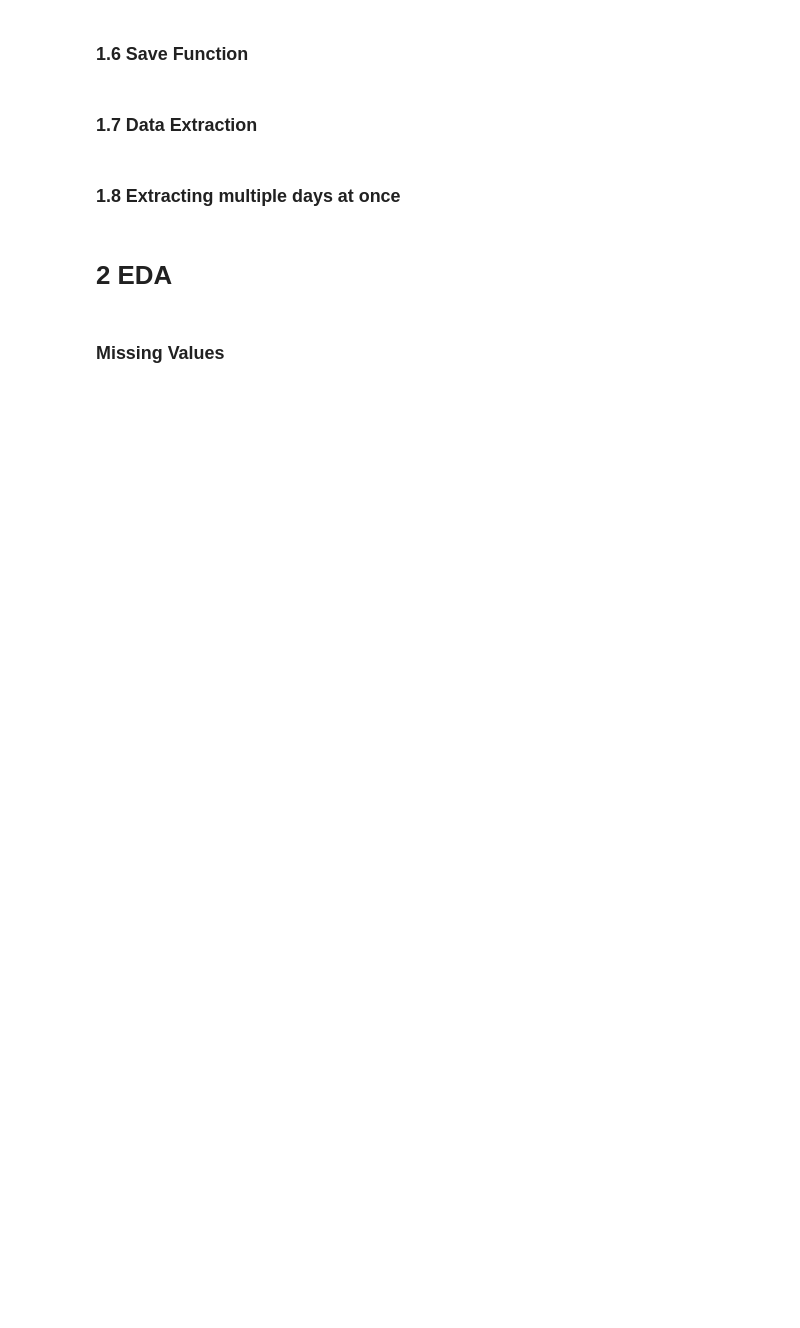
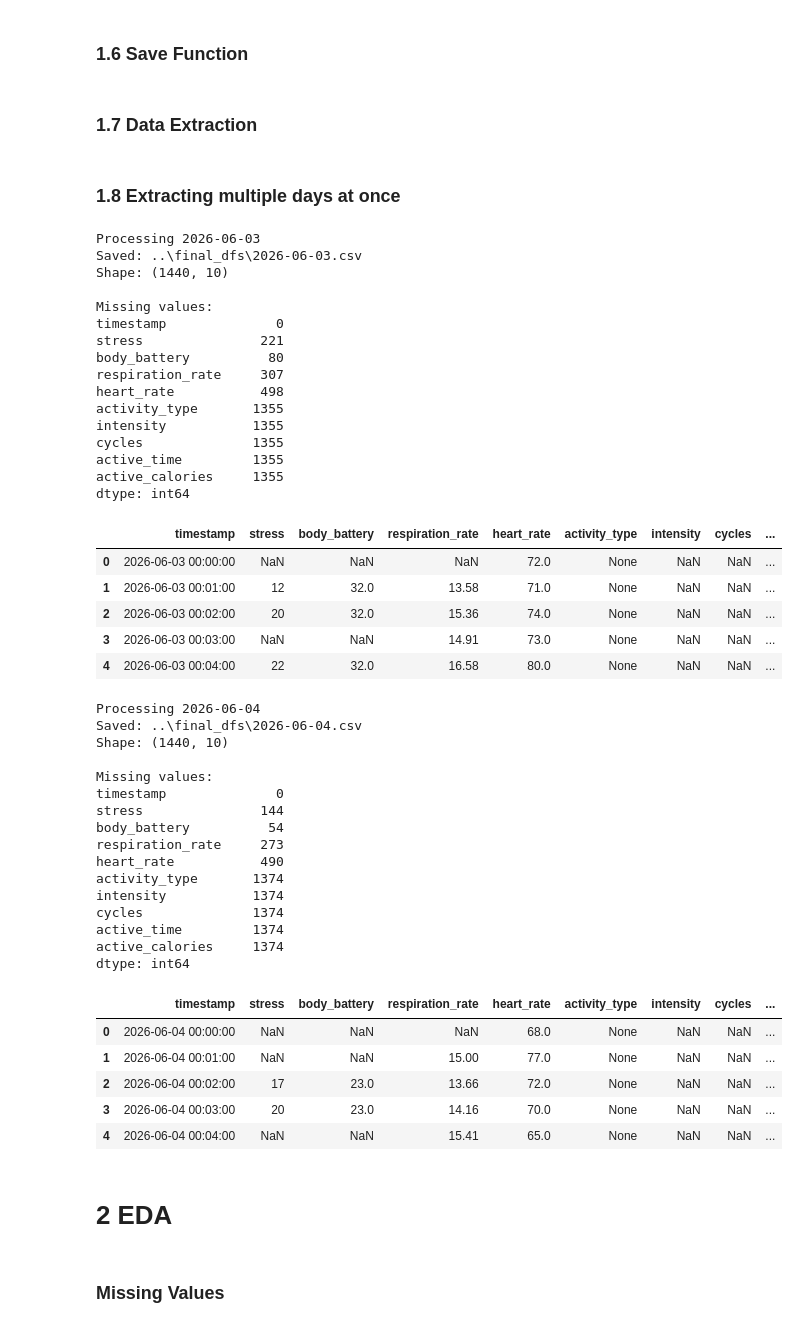
Before and after one commit to Xenoxort/ML4QS, a Jupyter notebook: notebooks/00_data_exportation.ipynb, the cells around one changed output. Cells and saved outputs as stored; diff of their text form; code cells hidden in the pictures; blank space fills up the shorter version.

```diff
--- a/notebooks/00_data_exportation.ipynb
+++ b/notebooks/00_data_exportation.ipynb
@@ -563,33 +683,79 @@ def extract_day(
 # %%
 # ============================================================
 # Process all dates
 # ============================================================
 
 dates = [
-    "2026-06-03"
+    "2026-06-03",
+    "2026-06-04"
 ]
 
 for curr_date in dates:
 
     print(f"\nProcessing {curr_date}")
 
     daily_df = extract_day(
         curr_date,
         LOCAL_OFFSET,
         GARMIN_EPOCH
     )
 
     save_daily_df(
         daily_df,
         curr_date
     )
 
     print("Shape:", daily_df.shape)
 
     print("\nMissing values:")
     print(daily_df.isna().sum())
 
     display(daily_df.head())
+# %% [output]
+Processing 2026-06-03
+Saved: ..\final_dfs\2026-06-03.csv
+Shape: (1440, 10)
+
+Missing values:
+timestamp              0
+stress               221
+body_battery          80
+respiration_rate     307
+heart_rate           498
+activity_type       1355
+intensity           1355
+cycles              1355
+active_time         1355
+active_calories     1355
+dtype: int64
+|  | timestamp | stress | body_battery | respiration_rate | heart_rate | activity_type | intensity | cycles | ... |
+| 0 | 2026-06-03 00:00:00 | NaN | NaN | NaN | 72.0 | None | NaN | NaN | ... |
+| 1 | 2026-06-03 00:01:00 | 12 | 32.0 | 13.58 | 71.0 | None | NaN | NaN | ... |
+| 2 | 2026-06-03 00:02:00 | 20 | 32.0 | 15.36 | 74.0 | None | NaN | NaN | ... |
+| 3 | 2026-06-03 00:03:00 | NaN | NaN | 14.91 | 73.0 | None | NaN | NaN | ... |
+| 4 | 2026-06-03 00:04:00 | 22 | 32.0 | 16.58 | 80.0 | None | NaN | NaN | ... |
+Processing 2026-06-04
+Saved: ..\final_dfs\2026-06-04.csv
+Shape: (1440, 10)
+
+Missing values:
+timestamp              0
+stress               144
+body_battery          54
+respiration_rate     273
+heart_rate           490
+activity_type       1374
+intensity           1374
+cycles              1374
+active_time         1374
+active_calories     1374
+dtype: int64
+|  | timestamp | stress | body_battery | respiration_rate | heart_rate | activity_type | intensity | cycles | ... |
+| 0 | 2026-06-04 00:00:00 | NaN | NaN | NaN | 68.0 | None | NaN | NaN | ... |
+| 1 | 2026-06-04 00:01:00 | NaN | NaN | 15.00 | 77.0 | None | NaN | NaN | ... |
+| 2 | 2026-06-04 00:02:00 | 17 | 23.0 | 13.66 | 72.0 | None | NaN | NaN | ... |
+| 3 | 2026-06-04 00:03:00 | 20 | 23.0 | 14.16 | 70.0 | None | NaN | NaN | ... |
+| 4 | 2026-06-04 00:04:00 | NaN | NaN | 15.41 | 65.0 | None | NaN | NaN | ... |
 # %% [markdown]
 # 2 EDA
 # %% [markdown]
```
Also changed, not shown: parts of 9 cells of this notebook, 12 other files.
